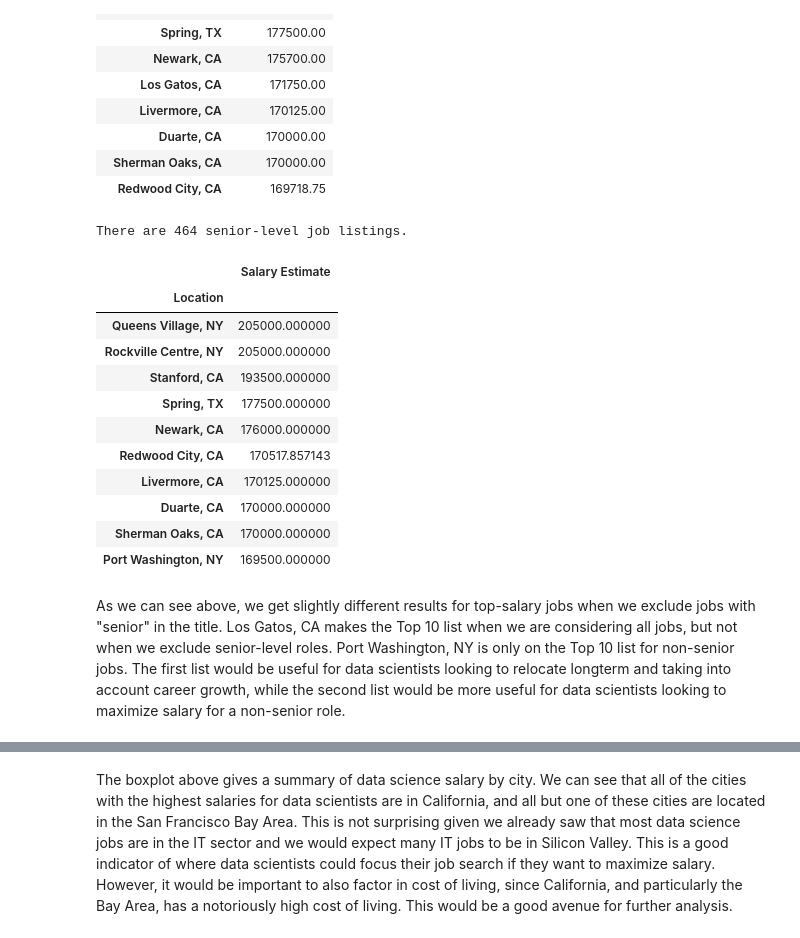
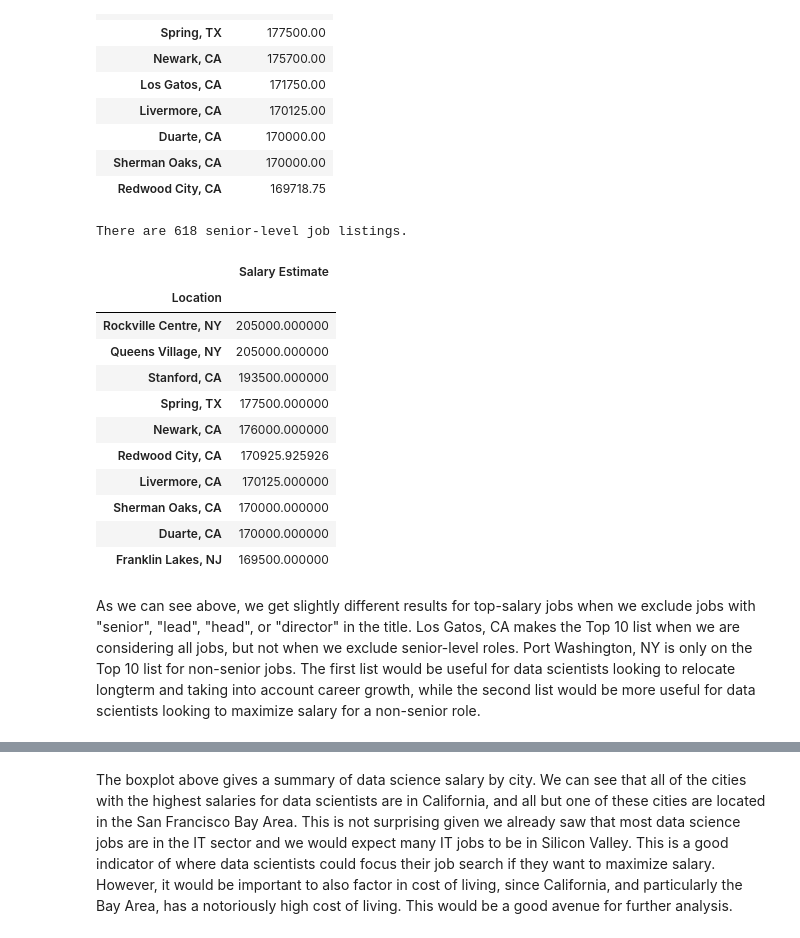
Before and after one commit to esgardner/DataScienceJobs, a Jupyter notebook: DataScienceJobs.ipynb, the cells around one changed output, grey strips where cells are left out. Saved outputs shown, nothing was run; the diff lists cells and outputs as text; code cells hidden in the pictures.

```diff
--- a/DataScienceJobs.ipynb
+++ b/DataScienceJobs.ipynb
@@ -307,26 +331,26 @@ top_salaries.head(10)
 | Redwood City, CA | 169718.75 |
 # %%
 # filter out jobs with "senior" in the title
-non_senior_salary_df = salary_df[~salary_df['Job Title'].str.contains("senior", case=False)]
+non_senior_salary_df = salary_df[~salary_df['Job Title'].str.contains('head|director|senior|lead', case=False)]
 print(f'There are {salary_df.shape[0] - non_senior_salary_df.shape[0]} senior-level job listings.')
 
 top_salaries_non_senior = non_senior_salary_df.groupby('Location')[['Salary Estimate']].mean().sort_values('Salary Estimate', ascending=False)
 top_salaries_non_senior.head(10)
 # %% [output]
-There are 464 senior-level job listings.
+There are 618 senior-level job listings.
 |  | Salary Estimate |
 | Location |  |
+| Rockville Centre, NY | 205000.000000 |
 | Queens Village, NY | 205000.000000 |
-| Rockville Centre, NY | 205000.000000 |
 | Stanford, CA | 193500.000000 |
 | Spring, TX | 177500.000000 |
 | Newark, CA | 176000.000000 |
-| Redwood City, CA | 170517.857143 |
+| Redwood City, CA | 170925.925926 |
 | Livermore, CA | 170125.000000 |
+| Sherman Oaks, CA | 170000.000000 |
 | Duarte, CA | 170000.000000 |
-| Sherman Oaks, CA | 170000.000000 |
-| Port Washington, NY | 169500.000000 |
+| Franklin Lakes, NJ | 169500.000000 |
 # %% [markdown]
-As we can see above, we get slightly different results for top-salary jobs when we exclude jobs with "senior" in the title. Los Gatos, CA makes the Top 10 list when we are considering all jobs, but not when we exclude senior-level roles. Port Washington, NY is only on the Top 10 list for non-senior jobs. The first list would be useful for data scientists looking to relocate longterm and taking into account career growth, while the second list would be more useful for data scientists looking to maximize salary for a non-senior role.
+As we can see above, we get slightly different results for top-salary jobs when we exclude jobs with "senior", "lead", "head", or "director" in the title. Los Gatos, CA makes the Top 10 list when we are considering all jobs, but not when we exclude senior-level roles. Port Washington, NY is only on the Top 10 list for non-senior jobs. The first list would be useful for data scientists looking to relocate longterm and taking into account career growth, while the second list would be more useful for data scientists looking to maximize salary for a non-senior role.
 # %%
 # group df by count of data points per location
```
Also changed, not shown: parts of 4 cells of this notebook.
